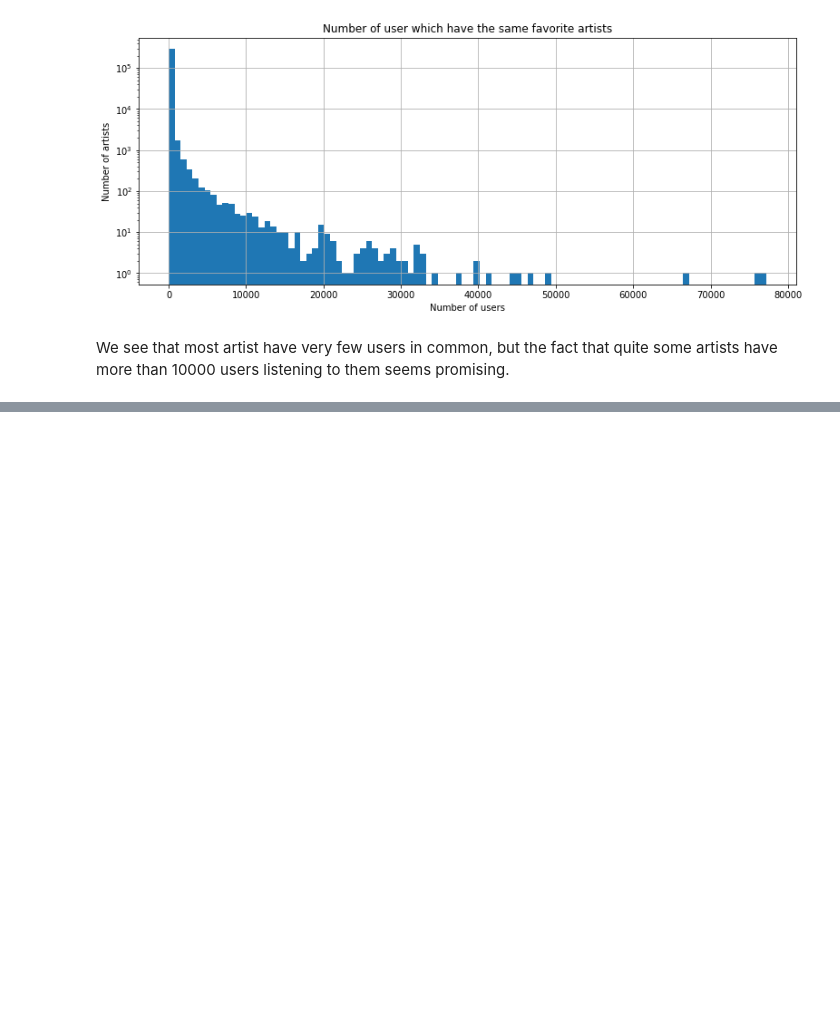
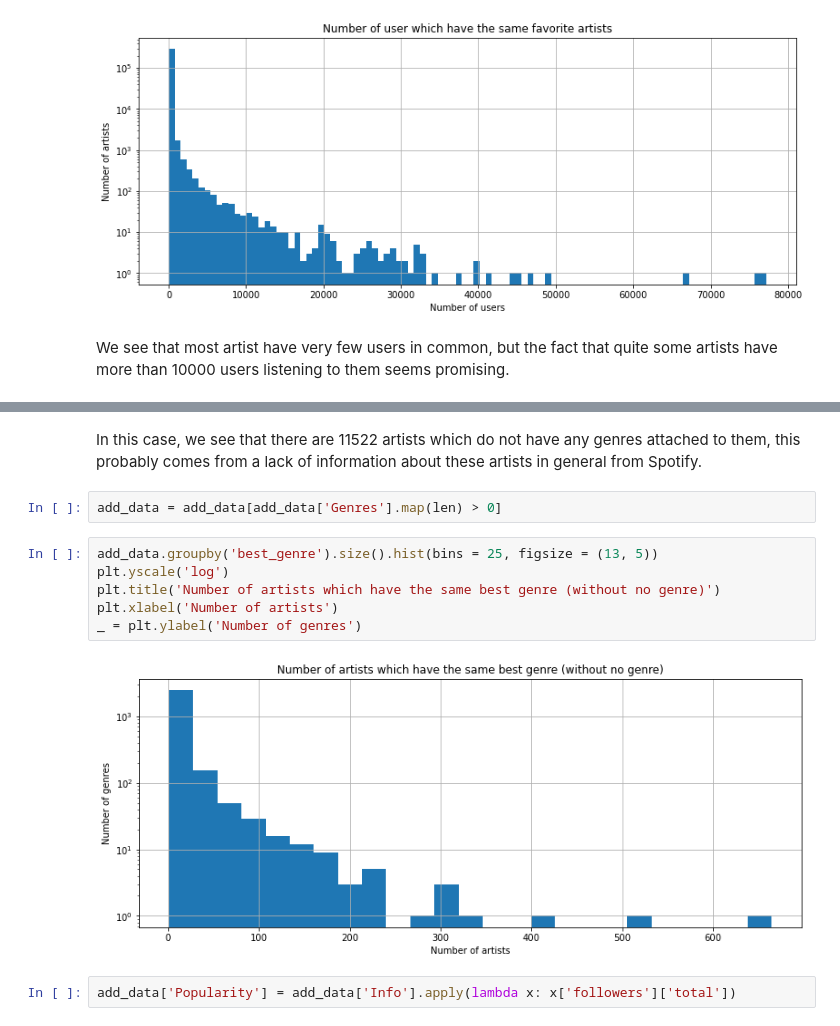
Before and after one commit to Caotick/mlbd-project, a Jupyter notebook: mlbd_project.ipynb, the cells around one changed output, grey strips where cells are left out. Saved outputs shown, nothing was run; the diff lists cells and outputs as text; blank space fills up the shorter version.

Commit message:
Spotify API part

```diff
--- a/mlbd_project.ipynb
+++ b/mlbd_project.ipynb
@@ -222,0 +372,14 @@ We see that most artist have very few users in common, but the fact that quite s
+# %% [markdown]
+In this case, we see that there are 11522 artists which do not have any genres attached to them, this probably comes from a lack of information about these artists in general from Spotify.
+# %%
+add_data = add_data[add_data['Genres'].map(len) > 0]
+# %%
+add_data.groupby('best_genre').size().hist(bins = 25, figsize = (13, 5))
+plt.yscale('log')
+plt.title('Number of artists which have the same best genre (without no genre)')
+plt.xlabel('Number of artists')
+_ = plt.ylabel('Number of genres')
+# %% [output]
+[figure, added]
+# %%
+add_data['Popularity'] = add_data['Info'].apply(lambda x: x['followers']['total'])
```
Also changed, not shown: parts of 30 cells of this notebook, 2 other files.
